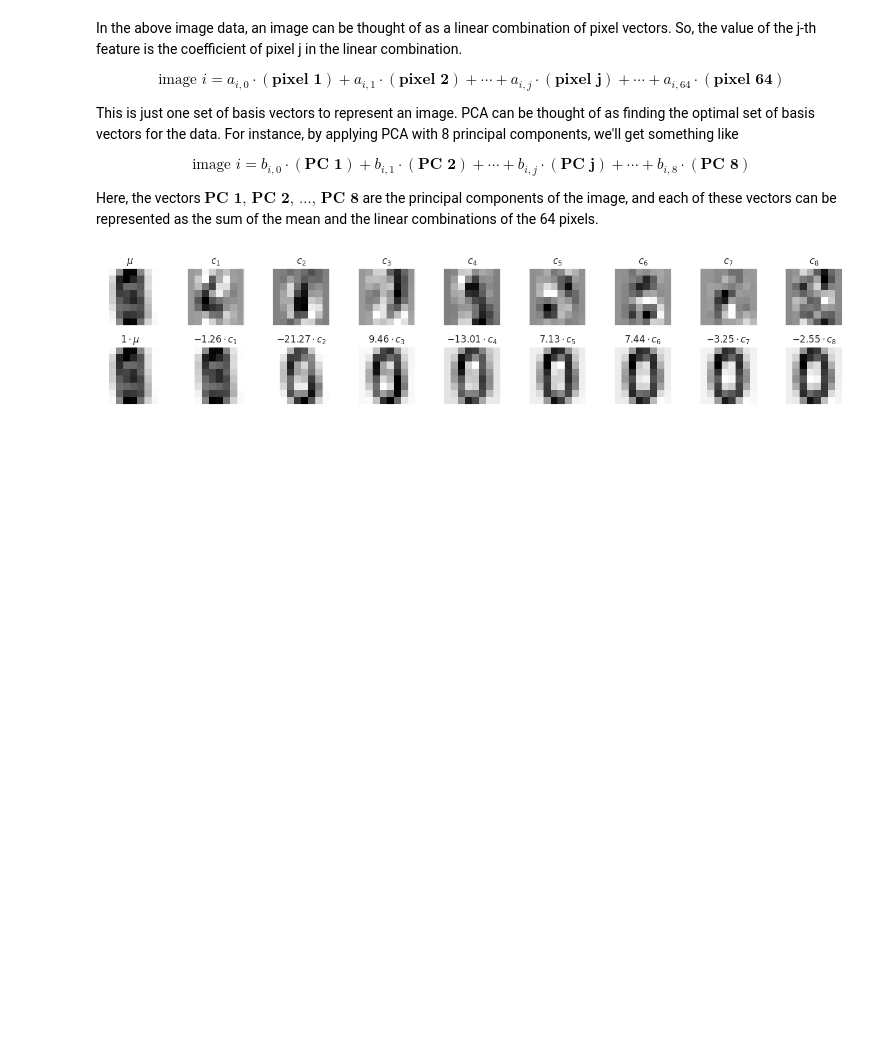
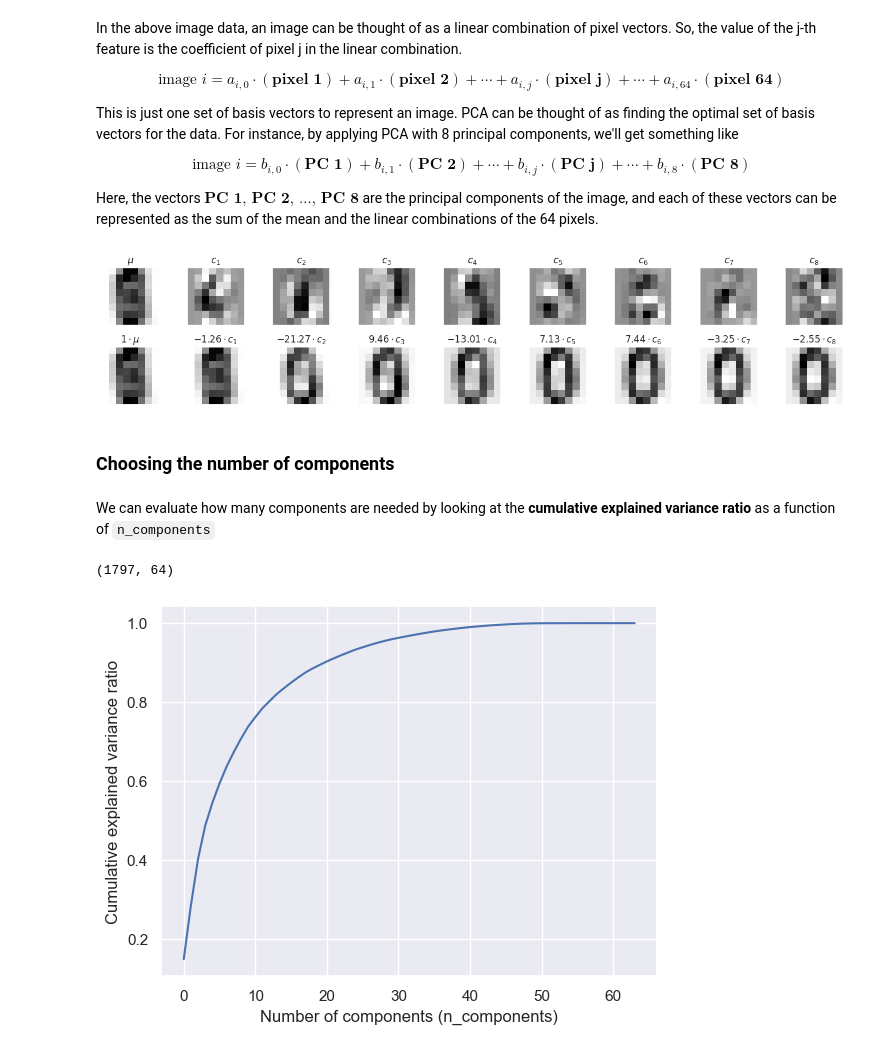
Before and after one commit to svd-jelo/IBM-Data-Science-Specialization, a Jupyter notebook: Course-9_Machine-Learning/notebooks/NB7_PCA.ipynb, the cells around one changed output. Drawn from its saved outputs; the diff is of its cells as text; code cells hidden in the pictures; blank space fills up the shorter version.

```diff
--- a/Course-9_Machine-Learning/notebooks/NB7_PCA.ipynb
+++ b/Course-9_Machine-Learning/notebooks/NB7_PCA.ipynb
@@ -191,3 +191,19 @@ fig.tight_layout()
 plt.show()
 # %% [output]
 [figure]
+# %% [markdown]
+### Choosing the number of components
+# %% [markdown]
+We can evaluate how many components are needed by looking at the **cumulative explained variance ratio** as a function of `n_components`
+# %%
+X.shape
+# %% [output]
+(1797, 64)
+# %%
+pca = PCA().fit(X)
+plt.plot(np.cumsum(pca.explained_variance_ratio_))
+plt.xlabel('Number of components (n_components)')
+plt.ylabel('Cumulative explained variance ratio')
+plt.show()
+# %% [output]
+[figure, added]
```
Also changed, not shown: parts of 21 cells of this notebook.
